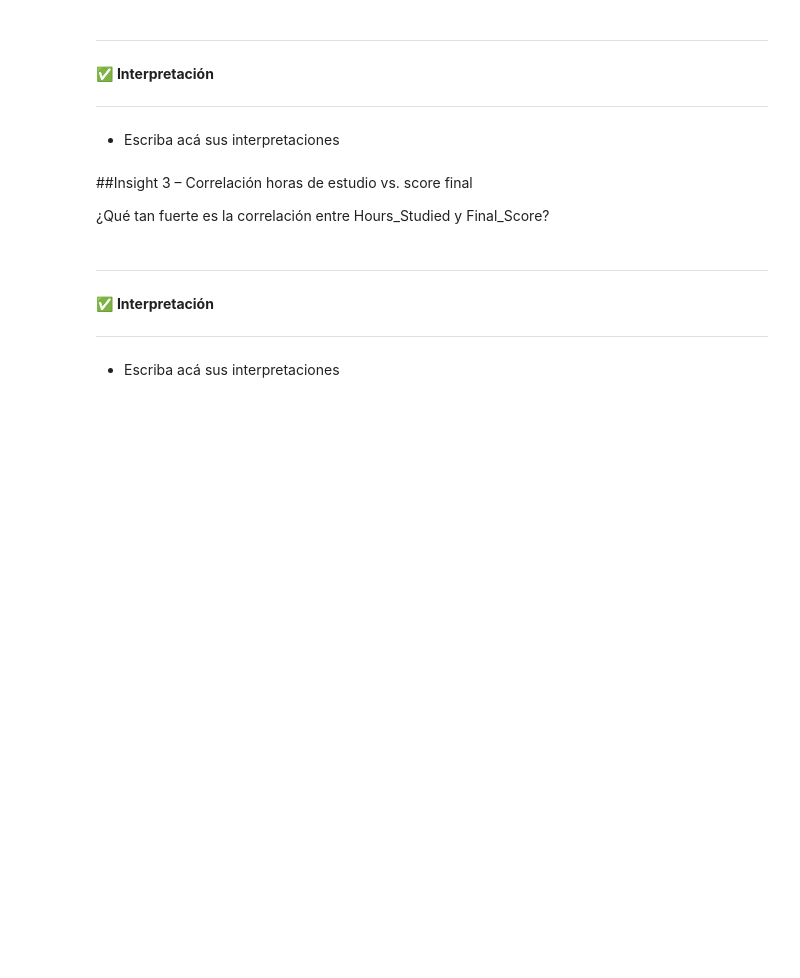
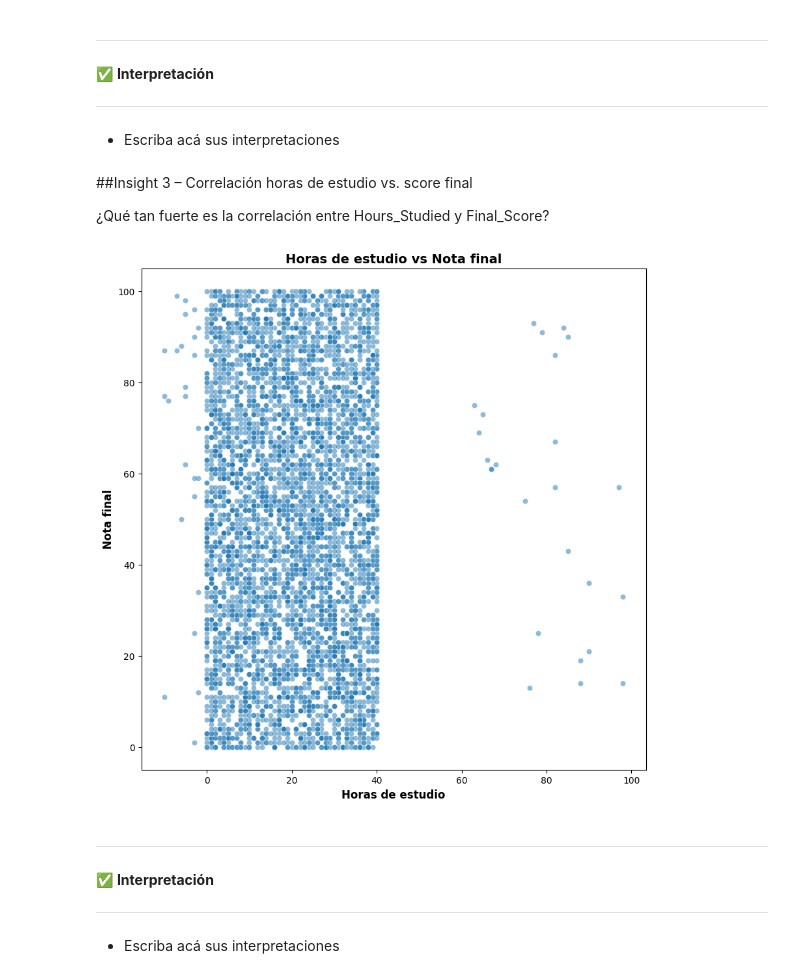
Before and after one commit to kotonitro/Inteligencia_Artificial_UBB, a Jupyter notebook: 620454_Base_Evaluacion_1_AnalisisExploratorio.ipynb, the cells around one changed output. Drawn from its saved outputs; the diff is of its cells as text; code cells hidden in the pictures; blank space fills up the shorter version.

```diff
--- a/620454_Base_Evaluacion_1_AnalisisExploratorio.ipynb
+++ b/620454_Base_Evaluacion_1_AnalisisExploratorio.ipynb
@@ -338,3 +334,12 @@ plt.show()
+# %%
+plt.figure(figsize=(10, 10))
+sns.scatterplot(x=data_frame["Hours_Studied"], y=data_frame["Final_Score"], alpha=0.5)
+plt.title("Horas de estudio vs Nota final", fontsize=14, fontweight="bold")
+plt.xlabel("Horas de estudio", fontsize=12, fontweight="bold")
+plt.ylabel("Nota final", fontsize=12, fontweight="bold")
+plt.show()
+# %% [output]
+[figure, added]
 # %% [markdown]
 ---
 ✅ **Interpretación**
```
Also changed, not shown: parts of 2 cells of this notebook.
